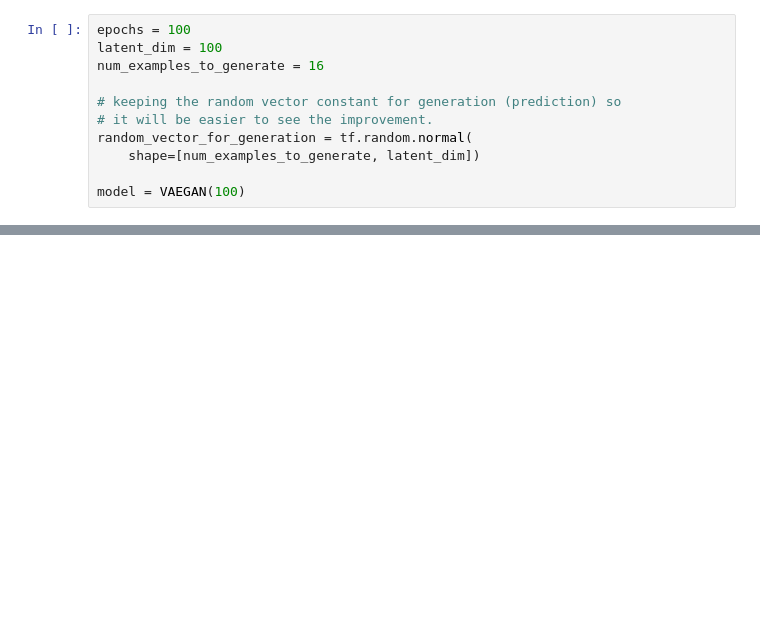
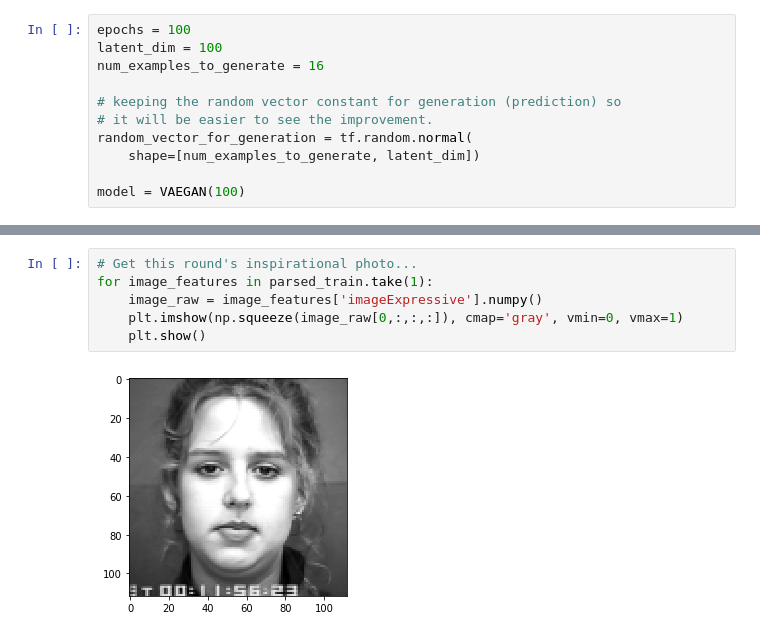
Before and after one commit to willtc111/StoicNet, a Jupyter notebook: Trainer.ipynb, the cells around one changed output, grey strips where cells are left out. Cells and saved outputs as stored; diff of their text form; blank space fills up the shorter version.

```diff
--- a/Trainer.ipynb
+++ b/Trainer.ipynb
@@ -190,3 +228,11 @@ def generate_and_save_images(model, epoch, test_input):
+# %%
+# Get this round's inspirational photo...
+for image_features in parsed_train.take(1):
+    image_raw = image_features['imageExpressive'].numpy()
+    plt.imshow(np.squeeze(image_raw[0,:,:,:]), cmap='gray', vmin=0, vmax=1)
+    plt.show()
+# %% [output]
+[figure, added]
 # %%
 # Save image for pre-training
 generate_and_save_images(model, 0, random_vector_for_generation)
```
Also changed, not shown: parts of 12 cells of this notebook.
